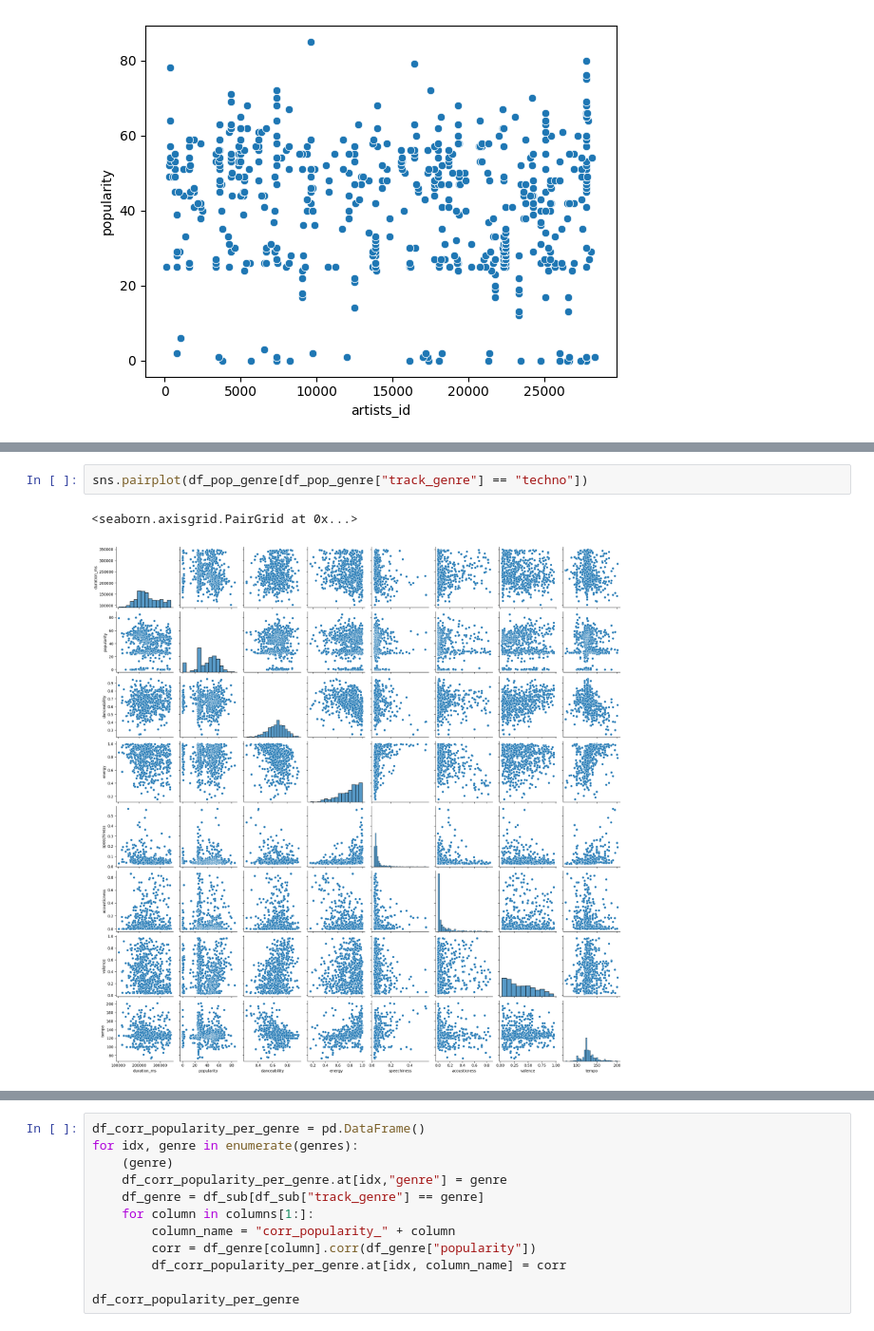
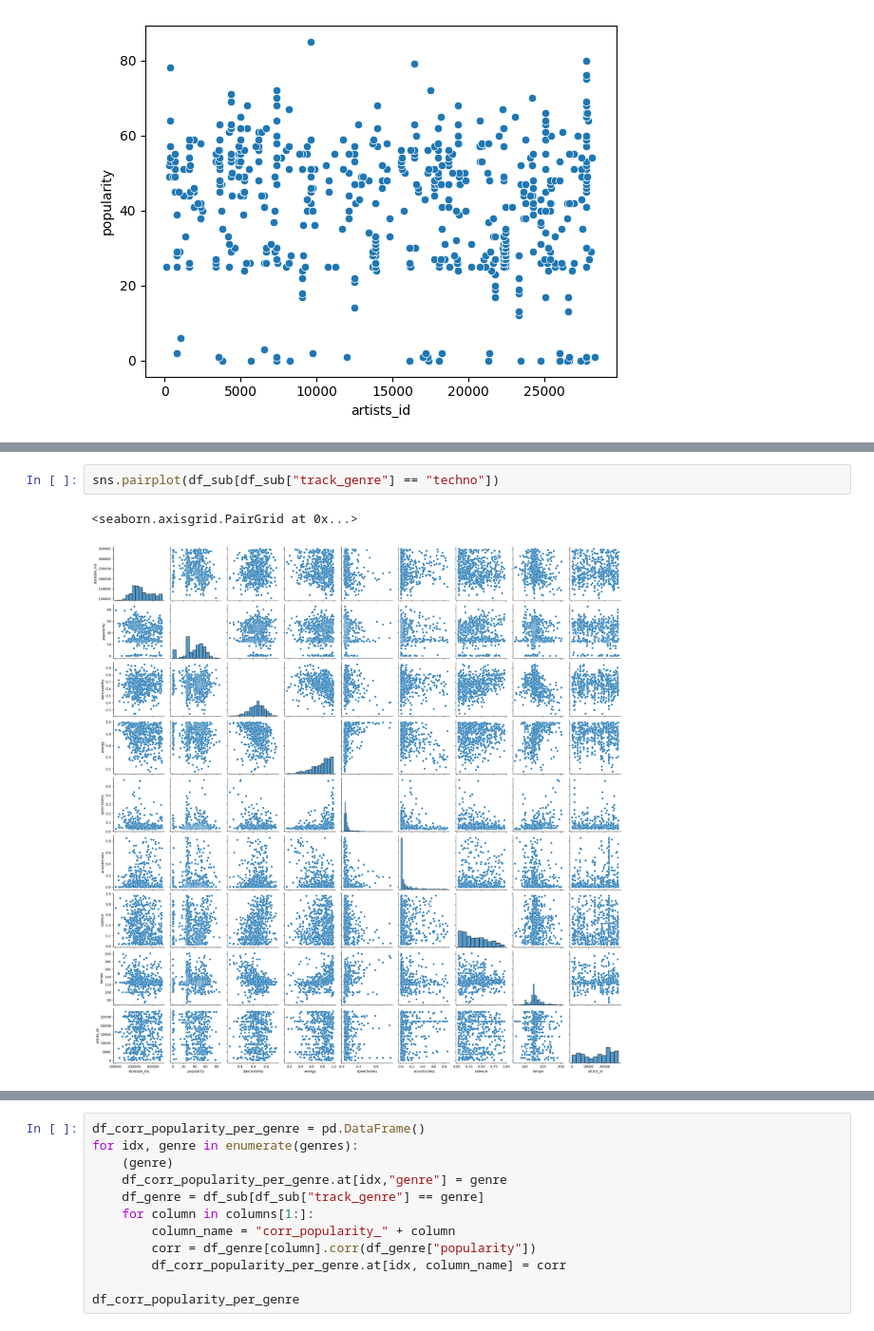
Before and after one commit to VadimSteshkov/spotify-api-data-engineering, a Jupyter notebook: notebooks/track_property_dependencie.ipynb, the cells around one changed output, grey strips where cells are left out. Shown at 95% size. Saved outputs shown, nothing was run; the diff lists cells and outputs as text.

```diff
--- a/notebooks/track_property_dependencie.ipynb
+++ b/notebooks/track_property_dependencie.ipynb
@@ -256,9 +235,9 @@ sns.scatterplot(x='popularity', y='energy', data=df_genre_prop[df_genre_prop["tr
 <Axes: xlabel='popularity', ylabel='energy'>
 [figure]
 # %%
-sns.pairplot(df_pop_genre[df_pop_genre["track_genre"] == "techno"])
+sns.pairplot(df_sub[df_sub["track_genre"] == "techno"])
 # %% [output]
 <seaborn.axisgrid.PairGrid at 0x...>
-[figure, old version]
+[figure, new version]
 # %%
 df_sub.drop("artists", axis=1, inplace=True)
```
Also changed, not shown: parts of 8 cells of this notebook, 2 other files.
